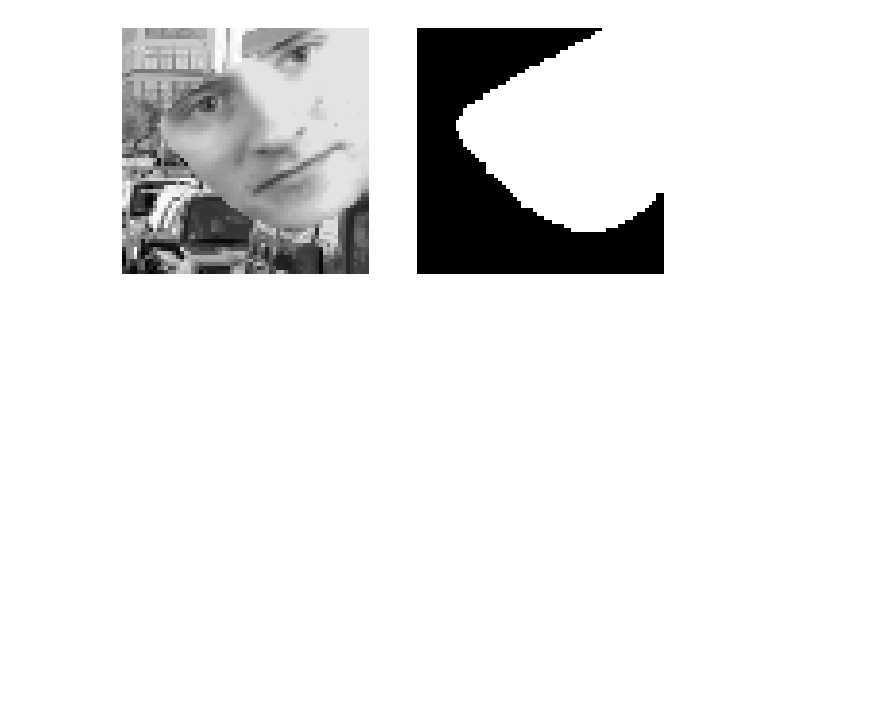
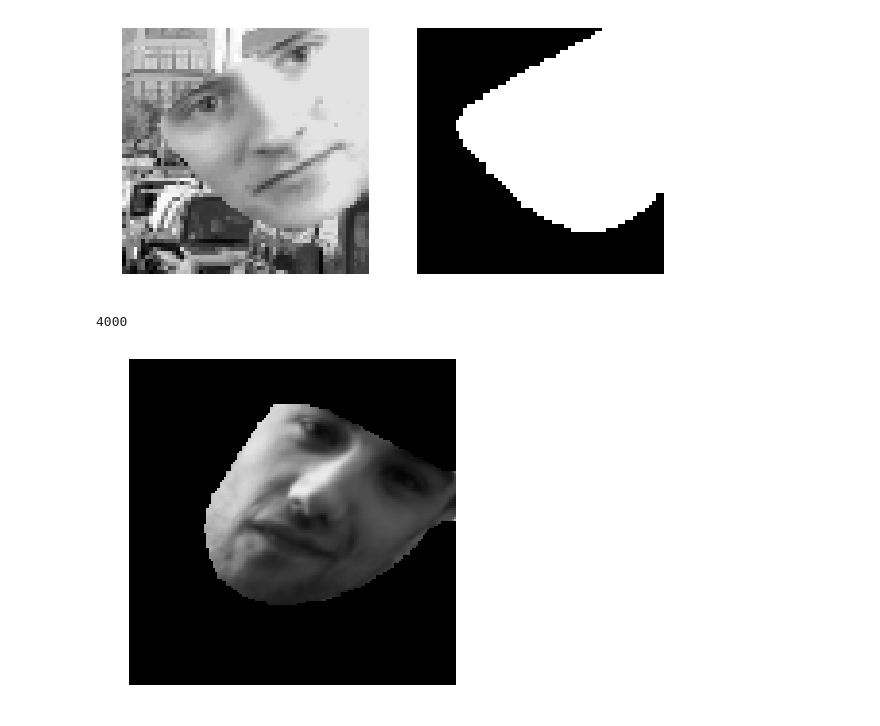
Before and after one commit to pedrodiamel/pytorch-classification, a Jupyter notebook: books/data_fer_analysis.ipynb, the cells around one changed output. Cells and saved outputs as stored; diff of their text form; code cells hidden in the pictures; blank space fills up the shorter version.

```diff
--- a/books/data_fer_analysis.ipynb
+++ b/books/data_fer_analysis.ipynb
@@ -213,3 +212,33 @@ torch.Size([4, 3, 64, 64]) torch.Size([4, 2, 64, 64]) torch.Size([4, 1])
 [figure]
 torch.Size([4, 3, 64, 64]) torch.Size([4, 2, 64, 64]) torch.Size([4, 1])
 [figure]
+# %%
+data=FactoryDataset.factory(
+    pathname=pathnamedata,
+    name=FactoryDataset.affectdark,
+    subset=FactoryDataset.validation,
+#     idenselect=idenselect,
+    download=True
+    )
+
+dataset = SyntheticFaceDataset(
+    data,
+    pathnameback,
+    generate='image_and_label',
+    iluminate=True, angle=45, translation=0.2, warp=0.1, factor=0.2,
+)
+
+print( len(dataset) )
+# %% [output]
+4000
+# %%
+
+image = dataset[0]['image']
+
+plt.figure( figsize=(6,6) )
+plt.imshow( image )
+# plt.title( label )
+plt.axis('off')
+plt.show()
+# %% [output]
+[figure, added]
```
Also changed, not shown: parts of 1 cell of this notebook, 6 other files.
